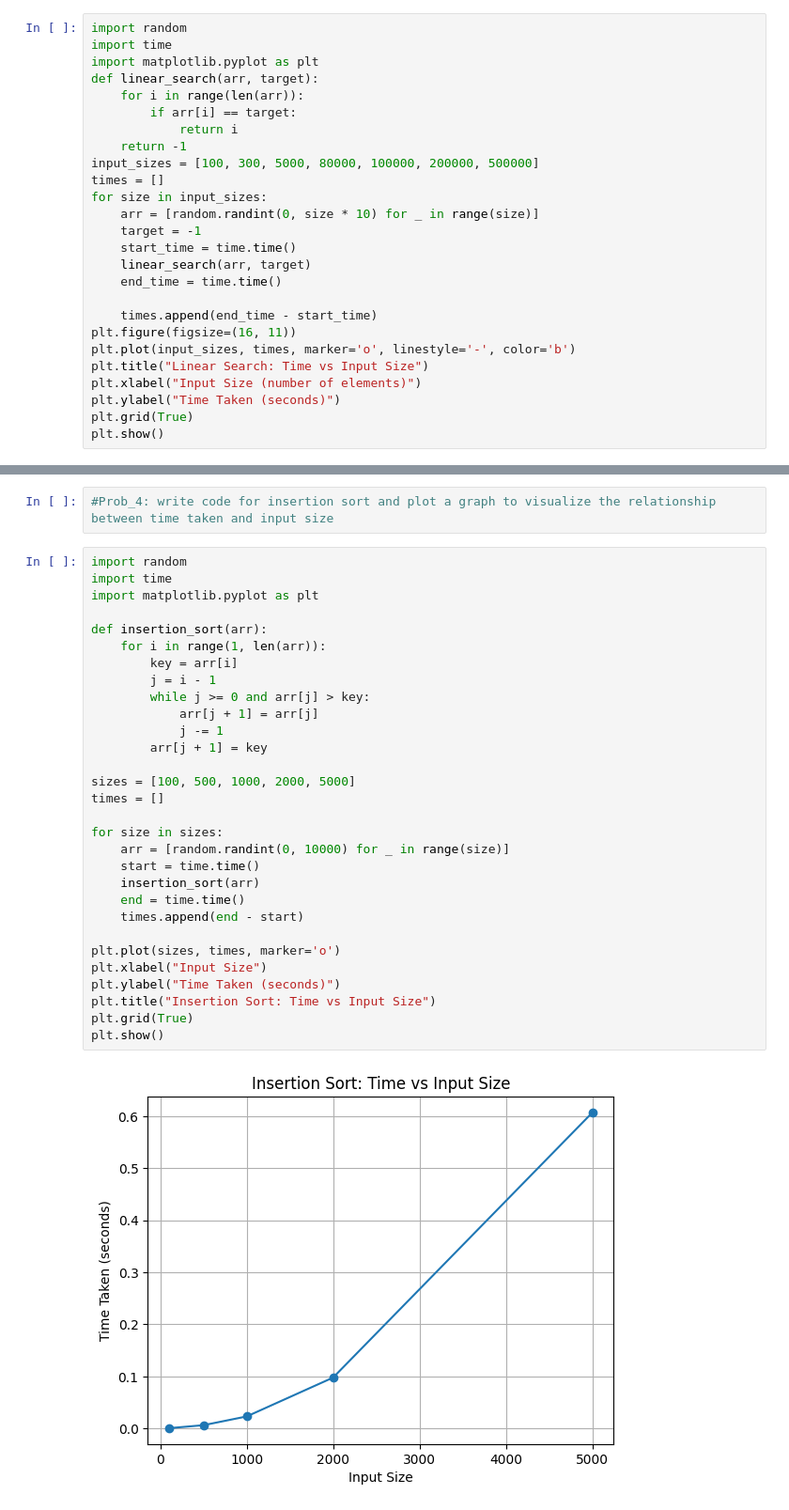
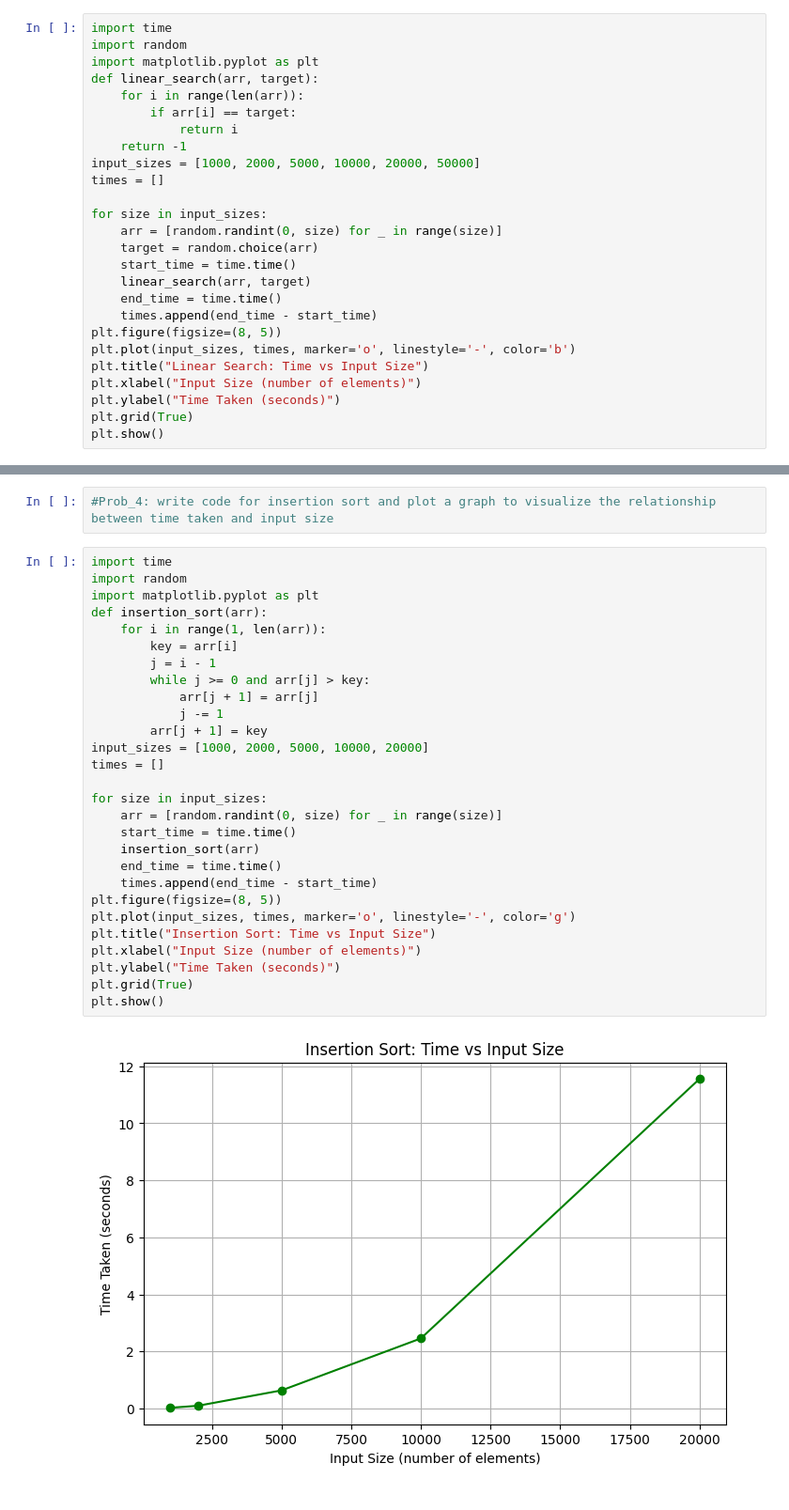
Before and after one commit to 241b319-KESHAV/KESHAV, a Jupyter notebook: lab_4.ipynb, the cells around one changed output, grey strips where cells are left out. Shown at 94% size. Drawn from its saved outputs; the diff is of its cells as text.

```diff
--- a/lab_4.ipynb
+++ b/lab_4.ipynb
@@ -16,25 +16,25 @@ Implement Linear Search. Determine the time required to search for element. Repe
 # %%
 # write code for Linear Search and plot a graph to visualize the relationship between time taken and input size
 # %%
+import time
 import random
-import time
 import matplotlib.pyplot as plt
 def linear_search(arr, target):
     for i in range(len(arr)):
         if arr[i] == target:
             return i
     return -1
-input_sizes = [100, 300, 5000, 80000, 100000, 200000, 500000]
+input_sizes = [1000, 2000, 5000, 10000, 20000, 50000]
 times = []
+
 for size in input_sizes:
-    arr = [random.randint(0, size * 10) for _ in range(size)]
-    target = -1
+    arr = [random.randint(0, size) for _ in range(size)]
+    target = random.choice(arr)
     start_time = time.time()
     linear_search(arr, target)
     end_time = time.time()
-
     times.append(end_time - start_time)
-plt.figure(figsize=(16, 11))
+plt.figure(figsize=(8, 5))
 plt.plot(input_sizes, times, marker='o', linestyle='-', color='b')
 plt.title("Linear Search: Time vs Input Size")
 plt.xlabel("Input Size (number of elements)")
@@ -141,34 +132,32 @@ Sort a given set of elements using the Insertion sort and determine the time req
 # %%
 #Prob_4: write code for insertion sort and plot a graph to visualize the relationship between time taken and input size
 # %%
+import time
 import random
-import time
 import matplotlib.pyplot as plt
-
 def insertion_sort(arr):
     for i in range(1, len(arr)):
         key = arr[i]
         j = i - 1
         while j >= 0 and arr[j] > key:
             arr[j + 1] = arr[j]
             j -= 1
         arr[j + 1] = key
-
-sizes = [100, 500, 1000, 2000, 5000]
+input_sizes = [1000, 2000, 5000, 10000, 20000]
 times = []
 
-for size in sizes:
-    arr = [random.randint(0, 10000) for _ in range(size)]
-    start = time.time()
+for size in input_sizes:
+    arr = [random.randint(0, size) for _ in range(size)]
+    start_time = time.time()
     insertion_sort(arr)
-    end = time.time()
-    times.append(end - start)
-
-plt.plot(sizes, times, marker='o')
-plt.xlabel("Input Size")
+    end_time = time.time()
+    times.append(end_time - start_time)
+plt.figure(figsize=(8, 5))
+plt.plot(input_sizes, times, marker='o', linestyle='-', color='g')
+plt.title("Insertion Sort: Time vs Input Size")
+plt.xlabel("Input Size (number of elements)")
 plt.ylabel("Time Taken (seconds)")
-plt.title("Insertion Sort: Time vs Input Size")
 plt.grid(True)
 plt.show()
 # %% [output]
-[figure, old version]
+[figure, new version]
```
Also changed, not shown: parts of 5 cells of this notebook.
